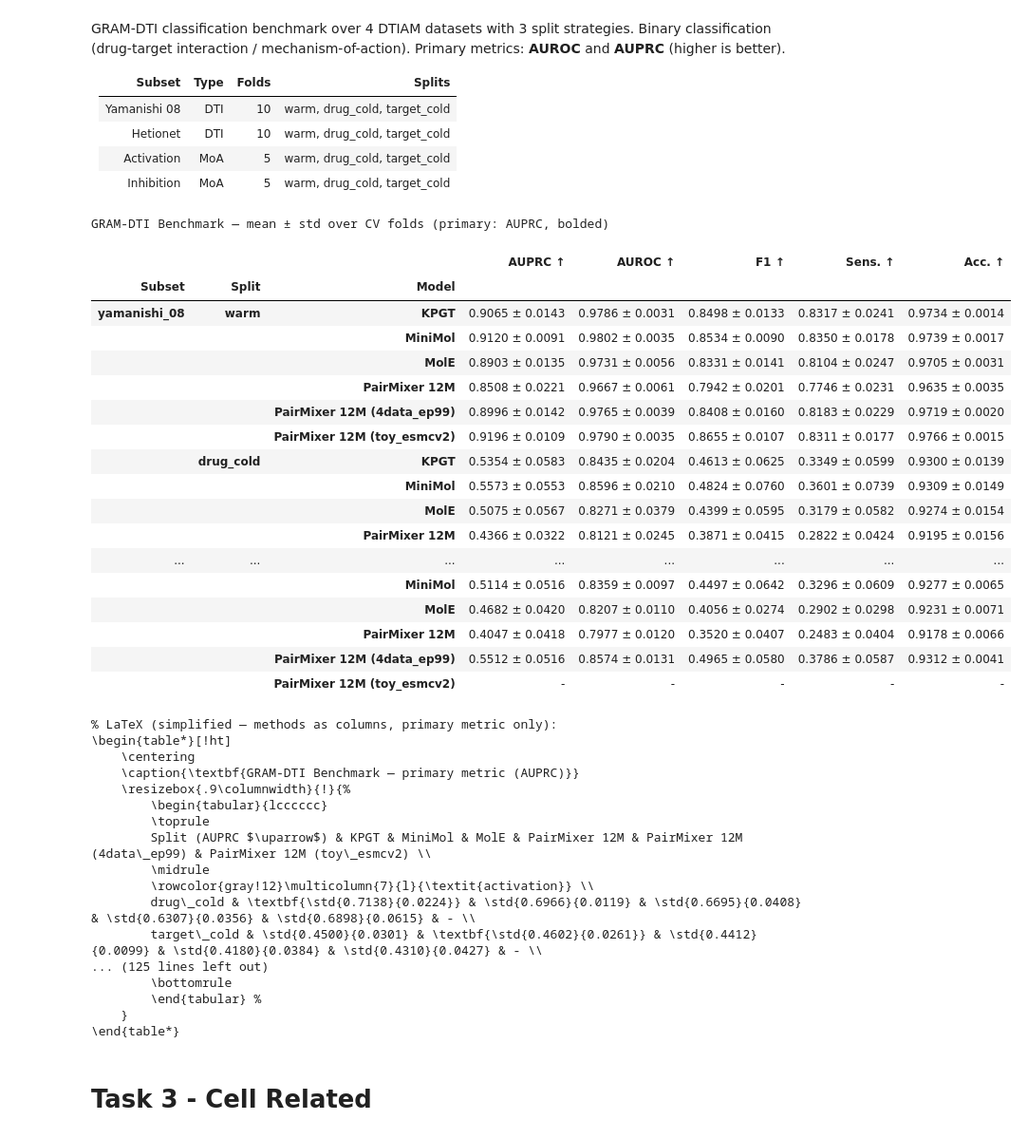
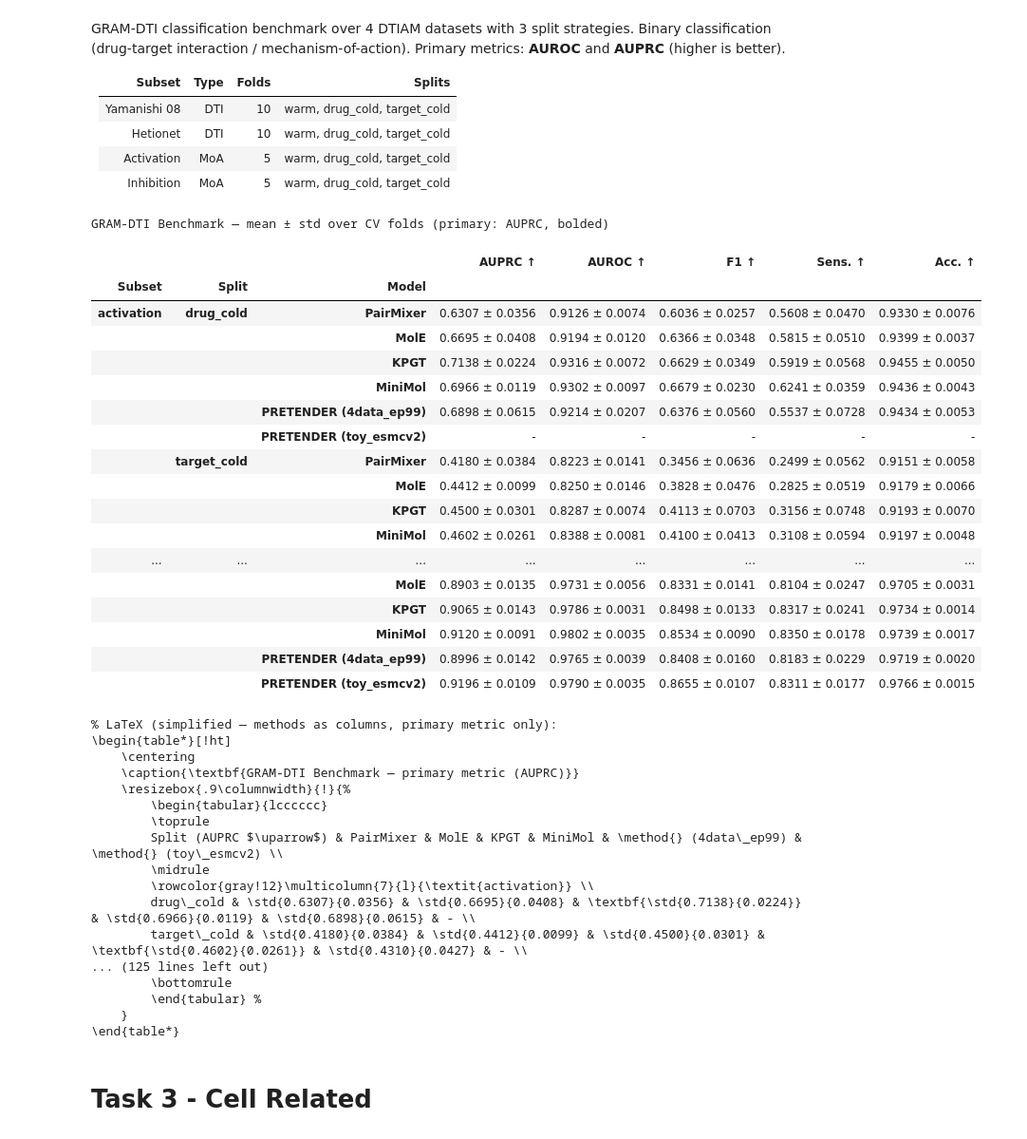
Before and after one commit to seonghyun26/graphium, a Jupyter notebook: notebooks/00_results_dashboard.ipynb, the cells around one changed output. Shown at 95% size. Cells and saved outputs as stored; diff of their text form; code cells hidden in the pictures.

```diff
--- a/notebooks/00_results_dashboard.ipynb
+++ b/notebooks/00_results_dashboard.ipynb
@@ -1137,6 +1241,14 @@ for _csv_name, _model_fn, _method_fn in _FROZEN_SOURCES:
     _ext = _ext[_ext['_model'].notna()]
     if len(_ext) == 0:
         continue
+    if _csv_name == 'pairmixer_admet_results.csv' and 'ckpt_tag' in _ext.columns:
+        _epochs = pd.to_numeric(
+            _ext['ckpt_tag'].astype(str).str.extract(r'v2_4ds.*_ep(\d+)', expand=False),
+            errors='coerce',
+        )
+        if _epochs.notna().any():
+            _latest_epoch = int(_epochs.max())
+            _ext = _ext[_epochs.isna() | (_epochs == _latest_epoch)].copy()
     _ext['_method'] = _ext.apply(_method_fn, axis=1)
     _agg_cols = [c for c in _frozen_metric_names if c in _ext.columns]
     if not _agg_cols:
@@ -1208,6 +1320,7 @@ if len(_fang_df) > 0 or any(_frozen_rows_by_task.values()):
 
     # Multi-row index: group by Task
     _result = _result.set_index(['Task', 'Model'])
+    _result = _relabel_method_index(_result, level='Model')
 
     def _parse_mean(_v):
         if not isinstance(_v, str) or _v in ('', '-'):
@@ -1290,6 +1403,7 @@ if len(_fang_df) > 0 or any(_frozen_rows_by_task.values()):
     _simple = _result[[_main_col]].copy()
     _simple = _simple.unstack(level=-1)
     _simple.columns = _simple.columns.get_level_values(-1)
+    _simple = _reorder_method_columns(_simple)
 
     # Numeric copy (mean only) for per-column aggregates.
     _means = _simple.applymap(_parse_mean)
@@ -1502,6 +1616,7 @@ if _dtiam_path.exists():
                 _rows.append(_row)
 
     _result = pd.DataFrame(_rows).set_index(['Subset', 'Split', 'Model'])
+    _result = _relabel_method_index(_result, level='Model')
 
     # Bold best model per (subset, split) for each metric.
     def _style_dtiam(_s):
@@ -1573,49 +1688,49 @@ if _dtiam_path.exists():
                     continue
                 _vals = []
                 for _model_idx in _grp.index:
                     _raw = str(_grp.loc[_model_idx, _disp]).split(' ')[0]
                     try:
                         _vals.append((_model_idx, float(_raw)))
                     except ValueError:
                         pass
                 if len(_vals) < 2:
                     continue
                 _best_model = max(_vals, key=lambda x: x[1])[0]
                 _cur = _latex_df.loc[(_subset, _method, _best_model), _disp]
                 _latex_df.loc[(_subset, _method, _best_model), _disp] = f'\\textbf{{{_cur}}}'
     print('\n% LaTeX (simplified — methods as columns, primary metric only):')
     print(_to_pivoted_main_metric_latex(
         _result, main_col='AUPRC \u2191', direction='higher',
         caption='GRAM-DTI Benchmark — primary metric (AUPRC)',
     ))
     print('\n% LaTeX (full breakdown — all metrics):')
     print(_to_clean_latex(
         _latex_df,
         caption='GRAM-DTI Benchmark — full metric breakdown',
     ))
 else:
     print(f'No GRAM-DTI results at {_dtiam_path}. '
           'Run: bash scripts/gram_dti/run_all.sh [pairmixer_ckpt]')
 # %% [output]
 GRAM-DTI Benchmark — mean ± std over CV folds (primary: AUPRC, bolded)
 |  |  |  | AUPRC ↑ | AUROC ↑ | F1 ↑ | Sens. ↑ | Acc. ↑ |
 | Subset | Split | Model |  |  |  |  |  |
-| yamanishi_08 | warm | KPGT | 0.9065 ± 0.0143 | 0.9786 ± 0.0031 | 0.8498 ± 0.0133 | 0.8317 ± 0.0241 | 0.9734 ± 0.0014 |
+| activation | drug_cold | PairMixer | 0.6307 ± 0.0356 | 0.9126 ± 0.0074 | 0.6036 ± 0.0257 | 0.5608 ± 0.0470 | 0.9330 ± 0.0076 |
+|  |  | MolE | 0.6695 ± 0.0408 | 0.9194 ± 0.0120 | 0.6366 ± 0.0348 | 0.5815 ± 0.0510 | 0.9399 ± 0.0037 |
+|  |  | KPGT | 0.7138 ± 0.0224 | 0.9316 ± 0.0072 | 0.6629 ± 0.0349 | 0.5919 ± 0.0568 | 0.9455 ± 0.0050 |
+|  |  | MiniMol | 0.6966 ± 0.0119 | 0.9302 ± 0.0097 | 0.6679 ± 0.0230 | 0.6241 ± 0.0359 | 0.9436 ± 0.0043 |
+|  |  | PRETENDER (4data_ep99) | 0.6898 ± 0.0615 | 0.9214 ± 0.0207 | 0.6376 ± 0.0560 | 0.5537 ± 0.0728 | 0.9434 ± 0.0053 |
+|  |  | PRETENDER (toy_esmcv2) | - | - | - | - | - |
+|  | target_cold | PairMixer | 0.4180 ± 0.0384 | 0.8223 ± 0.0141 | 0.3456 ± 0.0636 | 0.2499 ± 0.0562 | 0.9151 ± 0.0058 |
+|  |  | MolE | 0.4412 ± 0.0099 | 0.8250 ± 0.0146 | 0.3828 ± 0.0476 | 0.2825 ± 0.0519 | 0.9179 ± 0.0066 |
+|  |  | KPGT | 0.4500 ± 0.0301 | 0.8287 ± 0.0074 | 0.4113 ± 0.0703 | 0.3156 ± 0.0748 | 0.9193 ± 0.0070 |
+|  |  | MiniMol | 0.4602 ± 0.0261 | 0.8388 ± 0.0081 | 0.4100 ± 0.0413 | 0.3108 ± 0.0594 | 0.9197 ± 0.0048 |
+| ... | ... | ... | ... | ... | ... | ... | ... |
+|  |  | MolE | 0.8903 ± 0.0135 | 0.9731 ± 0.0056 | 0.8331 ± 0.0141 | 0.8104 ± 0.0247 | 0.9705 ± 0.0031 |
+|  |  | KPGT | 0.9065 ± 0.0143 | 0.9786 ± 0.0031 | 0.8498 ± 0.0133 | 0.8317 ± 0.0241 | 0.9734 ± 0.0014 |
 |  |  | MiniMol | 0.9120 ± 0.0091 | 0.9802 ± 0.0035 | 0.8534 ± 0.0090 | 0.8350 ± 0.0178 | 0.9739 ± 0.0017 |
-|  |  | MolE | 0.8903 ± 0.0135 | 0.9731 ± 0.0056 | 0.8331 ± 0.0141 | 0.8104 ± 0.0247 | 0.9705 ± 0.0031 |
-|  |  | PairMixer 12M | 0.8508 ± 0.0221 | 0.9667 ± 0.0061 | 0.7942 ± 0.0201 | 0.7746 ± 0.0231 | 0.9635 ± 0.0035 |
-|  |  | PairMixer 12M (4data_ep99) | 0.8996 ± 0.0142 | 0.9765 ± 0.0039 | 0.8408 ± 0.0160 | 0.8183 ± 0.0229 | 0.9719 ± 0.0020 |
-|  |  | PairMixer 12M (toy_esmcv2) | 0.9196 ± 0.0109 | 0.9790 ± 0.0035 | 0.8655 ± 0.0107 | 0.8311 ± 0.0177 | 0.9766 ± 0.0015 |
-|  | drug_cold | KPGT | 0.5354 ± 0.0583 | 0.8435 ± 0.0204 | 0.4613 ± 0.0625 | 0.3349 ± 0.0599 | 0.9300 ± 0.0139 |
-|  |  | MiniMol | 0.5573 ± 0.0553 | 0.8596 ± 0.0210 | 0.4824 ± 0.0760 | 0.3601 ± 0.0739 | 0.9309 ± 0.0149 |
-|  |  | MolE | 0.5075 ± 0.0567 | 0.8271 ± 0.0379 | 0.4399 ± 0.0595 | 0.3179 ± 0.0582 | 0.9274 ± 0.0154 |
-|  |  | PairMixer 12M | 0.4366 ± 0.0322 | 0.8121 ± 0.0245 | 0.3871 ± 0.0415 | 0.2822 ± 0.0424 | 0.9195 ± 0.0156 |
-| ... | ... | ... | ... | ... | ... | ... | ... |
-|  |  | MiniMol | 0.5114 ± 0.0516 | 0.8359 ± 0.0097 | 0.4497 ± 0.0642 | 0.3296 ± 0.0609 | 0.9277 ± 0.0065 |
-|  |  | MolE | 0.4682 ± 0.0420 | 0.8207 ± 0.0110 | 0.4056 ± 0.0274 | 0.2902 ± 0.0298 | 0.9231 ± 0.0071 |
-|  |  | PairMixer 12M | 0.4047 ± 0.0418 | 0.7977 ± 0.0120 | 0.3520 ± 0.0407 | 0.2483 ± 0.0404 | 0.9178 ± 0.0066 |
-|  |  | PairMixer 12M (4data_ep99) | 0.5512 ± 0.0516 | 0.8574 ± 0.0131 | 0.4965 ± 0.0580 | 0.3786 ± 0.0587 | 0.9312 ± 0.0041 |
-|  |  | PairMixer 12M (toy_esmcv2) | - | - | - | - | - |
+|  |  | PRETENDER (4data_ep99) | 0.8996 ± 0.0142 | 0.9765 ± 0.0039 | 0.8408 ± 0.0160 | 0.8183 ± 0.0229 | 0.9719 ± 0.0020 |
+|  |  | PRETENDER (toy_esmcv2) | 0.9196 ± 0.0109 | 0.9790 ± 0.0035 | 0.8655 ± 0.0107 | 0.8311 ± 0.0177 | 0.9766 ± 0.0015 |
 % LaTeX (simplified — methods as columns, primary metric only):
 \begin{table*}[!ht]
     \centering
@@ -1623,11 +1738,11 @@ GRAM-DTI Benchmark — mean ± std over CV folds (primary: AUPRC, bolded)
     \resizebox{.9\columnwidth}{!}{%
         \begin{tabular}{lcccccc}
         \toprule
-        Split (AUPRC $\uparrow$) & KPGT & MiniMol & MolE & PairMixer 12M & PairMixer 12M (4data\_ep99) & PairMixer 12M (toy\_esmcv2) \\
+        Split (AUPRC $\uparrow$) & PairMixer & MolE & KPGT & MiniMol & \method{} (4data\_ep99) & \method{} (toy\_esmcv2) \\
         \midrule
         \rowcolor{gray!12}\multicolumn{7}{l}{\textit{activation}} \\
-        drug\_cold & \textbf{\std{0.7138}{0.0224}} & \std{0.6966}{0.0119} & \std{0.6695}{0.0408} & \std{0.6307}{0.0356} & \std{0.6898}{0.0615} & - \\
-        target\_cold & \std{0.4500}{0.0301} & \textbf{\std{0.4602}{0.0261}} & \std{0.4412}{0.0099} & \std{0.4180}{0.0384} & \std{0.4310}{0.0427} & - \\
+        drug\_cold & \std{0.6307}{0.0356} & \std{0.6695}{0.0408} & \textbf{\std{0.7138}{0.0224}} & \std{0.6966}{0.0119} & \std{0.6898}{0.0615} & - \\
+        target\_cold & \std{0.4180}{0.0384} & \std{0.4412}{0.0099} & \std{0.4500}{0.0301} & \textbf{\std{0.4602}{0.0261}} & \std{0.4310}{0.0427} & - \\
 ... (125 lines left out)
         \bottomrule
         \end{tabular} %
```
Also changed, not shown: parts of 6 cells of this notebook, 28 other files.
